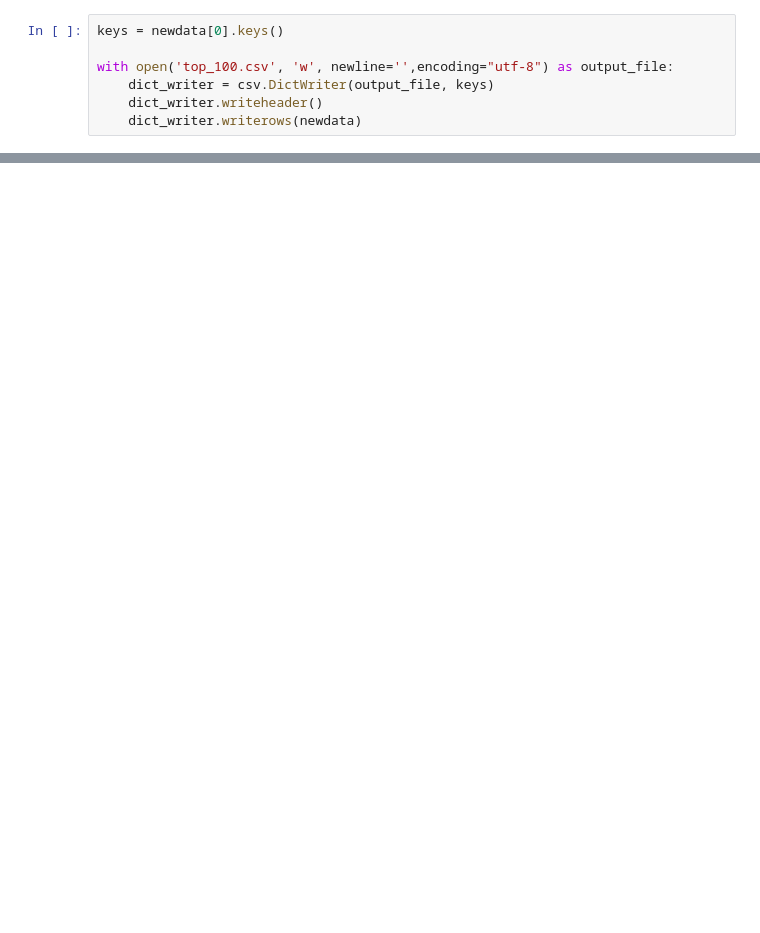
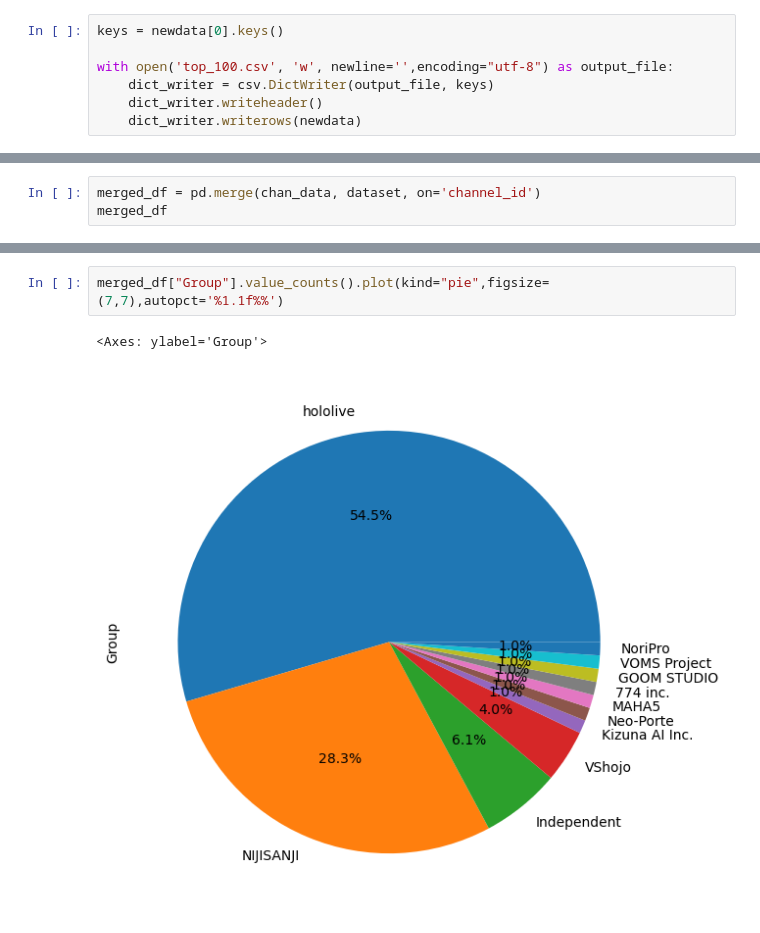
Before and after one commit to AuroGx/top100vtube, a Jupyter notebook: top100.ipynb, the cells around one changed output, grey strips where cells are left out. Drawn from its saved outputs; the diff is of its cells as text; blank space fills up the shorter version.

```diff
--- a/top100.ipynb
+++ b/top100.ipynb
@@ -204,0 +433,3 @@ with open('top_100.csv', 'w', newline='',encoding="utf-8") as output_file:
+# %%
+merged_df = pd.merge(chan_data, dataset, on='channel_id')
+merged_df
@@ -204,0 +483,5 @@ with open('top_100.csv', 'w', newline='',encoding="utf-8") as output_file:
+# %%
+merged_df["Group"].value_counts().plot(kind="pie",figsize=(7,7),autopct='%1.1f%%')
+# %% [output]
+<Axes: ylabel='Group'>
+[figure, added]
```
Also changed, not shown: parts of 49 cells of this notebook, 1 other file.
